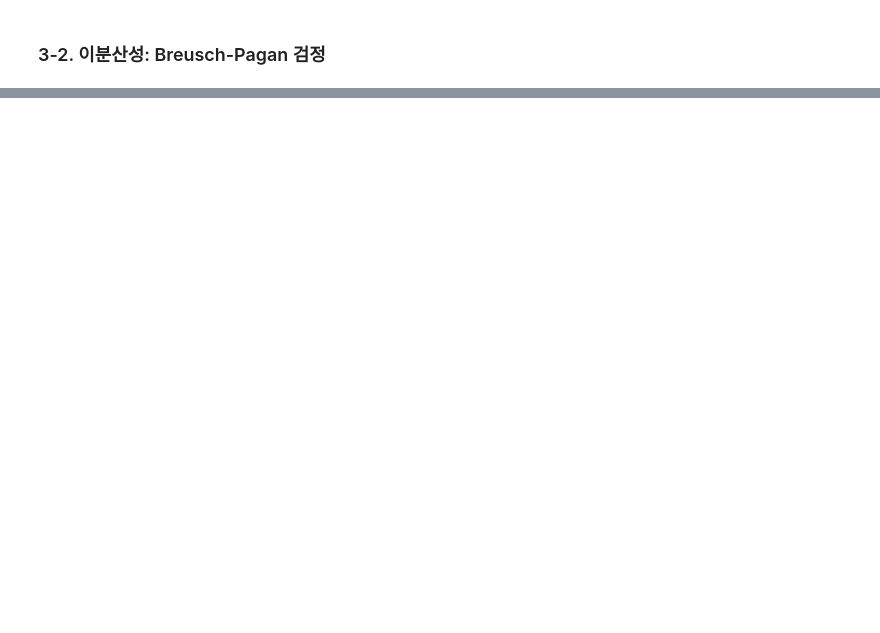
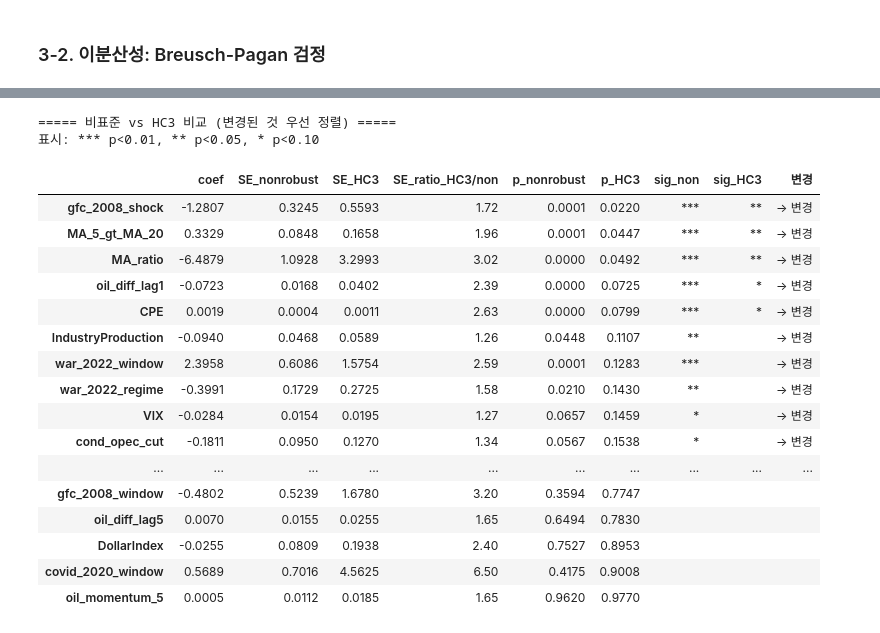
Before and after one commit to choosooa/BAF-26-1-finance_2, a Jupyter notebook: src/Modeling_OLS.ipynb, the cells around one changed output, grey strips where cells are left out. Drawn from its saved outputs; the diff is of its cells as text; code cells hidden in the pictures; blank space fills up the shorter version.

```diff
--- a/src/Modeling_OLS.ipynb
+++ b/src/Modeling_OLS.ipynb
@@ -250,0 +433,4 @@ plt.show()
+# %%
+# 로버스트 SE 재추정 (점추정량은 동일, SE만 HC3 로 교체)
+ols_hc3 = sm.OLS(y, X).fit(cov_type="HC3")
+print(ols_hc3.summary())
@@ -250,0 +455,47 @@ plt.show()
+# %%
+# 비표준오차 vs 로버스트 SE 비교 — 어떤 변수의 유의성이 바뀌었나
+import numpy as np
+
+cmp = pd.DataFrame({
+    "coef":           ols.params,
+    "SE_nonrobust":   ols.bse,
+    "p_nonrobust":    ols.pvalues,
+    "SE_HC3":         ols_hc3.bse,
+    "p_HC3":          ols_hc3.pvalues,
+}).drop(index="const", errors="ignore")
+cmp["SE_ratio_HC3/non"] = (cmp["SE_HC3"] / cmp["SE_nonrobust"]).round(2)
+
+# 유의성 변경 추적
+def tag(p):
+    if p < 0.01: return "***"
+    if p < 0.05: return "**"
+    if p < 0.10: return "*"
+    return ""
+cmp["sig_non"] = cmp["p_nonrobust"].map(tag)
+cmp["sig_HC3"] = cmp["p_HC3"].map(tag)
+cmp["변경"] = np.where(cmp["sig_non"] != cmp["sig_HC3"], "→ 변경", "")
+
+cols = ["coef","SE_nonrobust","SE_HC3","SE_ratio_HC3/non","p_nonrobust","p_HC3","sig_non","sig_HC3","변경"]
+print("===== 비표준 vs HC3 비교 (변경된 것 우선 정렬) =====")
+print(f"표시: *** p<0.01, ** p<0.05, * p<0.10")
+display(cmp[cols].sort_values(by=["변경","p_HC3"], ascending=[False, True]).round(4))
+# %% [output]
+===== 비표준 vs HC3 비교 (변경된 것 우선 정렬) =====
+표시: *** p<0.01, ** p<0.05, * p<0.10
+|  | coef | SE_nonrobust | SE_HC3 | SE_ratio_HC3/non | p_nonrobust | p_HC3 | sig_non | sig_HC3 | 변경 |
+| gfc_2008_shock | -1.2807 | 0.3245 | 0.5593 | 1.72 | 0.0001 | 0.0220 | *** | ** | → 변경 |
+| MA_5_gt_MA_20 | 0.3329 | 0.0848 | 0.1658 | 1.96 | 0.0001 | 0.0447 | *** | ** | → 변경 |
+| MA_ratio | -6.4879 | 1.0928 | 3.2993 | 3.02 | 0.0000 | 0.0492 | *** | ** | → 변경 |
+| oil_diff_lag1 | -0.0723 | 0.0168 | 0.0402 | 2.39 | 0.0000 | 0.0725 | *** | * | → 변경 |
+| CPE | 0.0019 | 0.0004 | 0.0011 | 2.63 | 0.0000 | 0.0799 | *** | * | → 변경 |
+| IndustryProduction | -0.0940 | 0.0468 | 0.0589 | 1.26 | 0.0448 | 0.1107 | ** |  | → 변경 |
+| war_2022_window | 2.3958 | 0.6086 | 1.5754 | 2.59 | 0.0001 | 0.1283 | *** |  | → 변경 |
+| war_2022_regime | -0.3991 | 0.1729 | 0.2725 | 1.58 | 0.0210 | 0.1430 | ** |  | → 변경 |
+| VIX | -0.0284 | 0.0154 | 0.0195 | 1.27 | 0.0657 | 0.1459 | * |  | → 변경 |
+| cond_opec_cut | -0.1811 | 0.0950 | 0.1270 | 1.34 | 0.0567 | 0.1538 | * |  | → 변경 |
+| ... | ... | ... | ... | ... | ... | ... | ... | ... | ... |
+| gfc_2008_window | -0.4802 | 0.5239 | 1.6780 | 3.20 | 0.3594 | 0.7747 |  |  |  |
+| oil_diff_lag5 | 0.0070 | 0.0155 | 0.0255 | 1.65 | 0.6494 | 0.7830 |  |  |  |
+| DollarIndex | -0.0255 | 0.0809 | 0.1938 | 2.40 | 0.7527 | 0.8953 |  |  |  |
+| covid_2020_window | 0.5689 | 0.7016 | 4.5625 | 6.50 | 0.4175 | 0.9008 |  |  |  |
+| oil_momentum_5 | 0.0005 | 0.0112 | 0.0185 | 1.65 | 0.9620 | 0.9770 |  |  |  |
```
Also changed, not shown: parts of 36 cells of this notebook.
